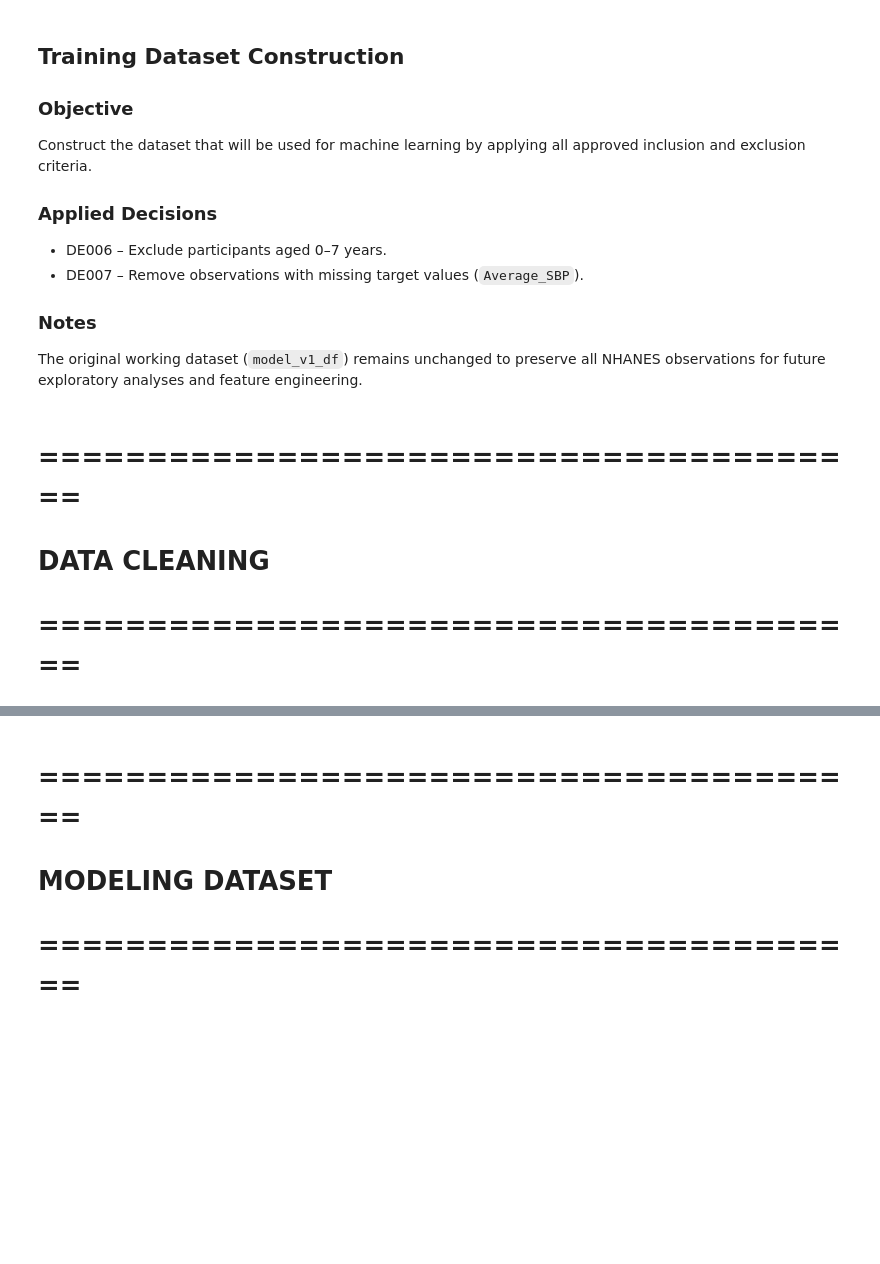
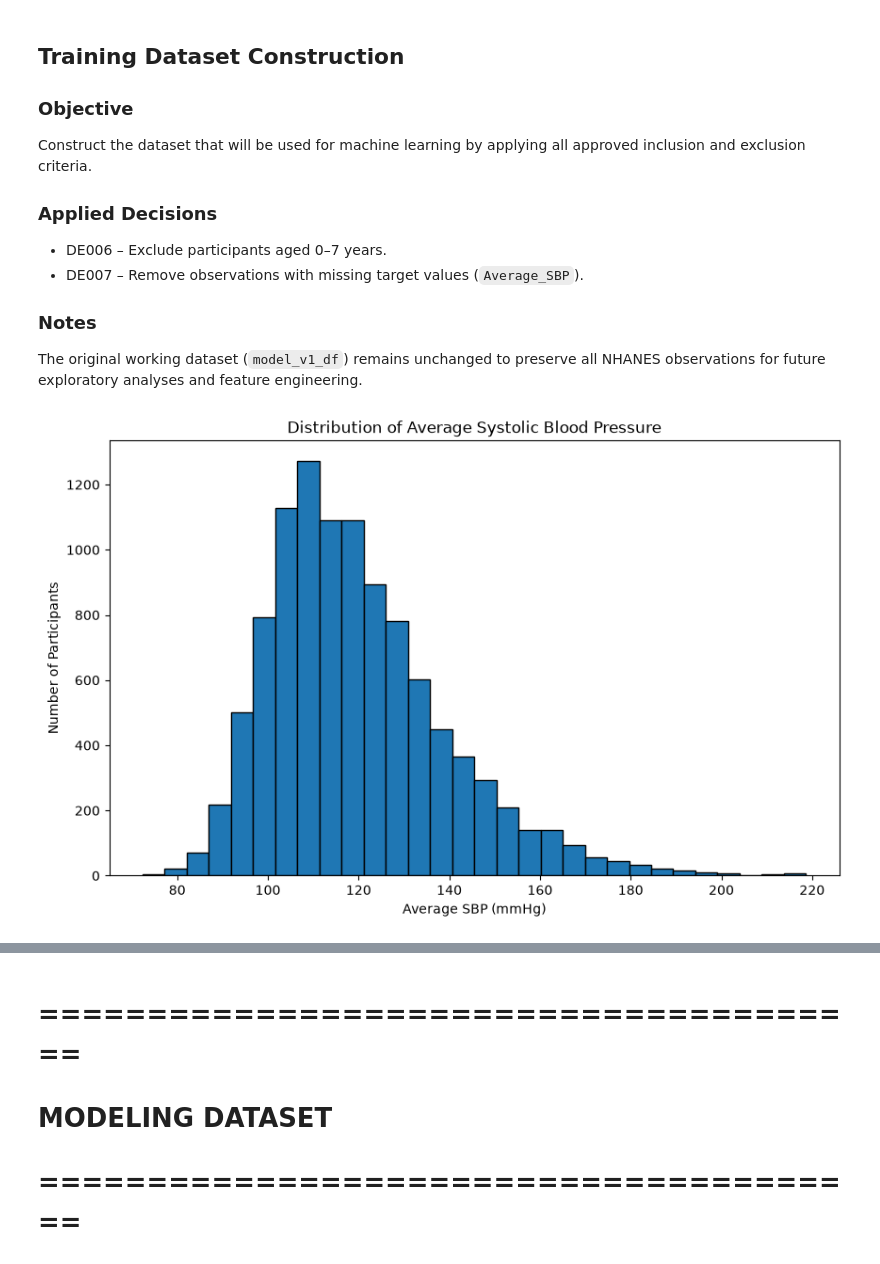
Before and after one commit to kmnguyen37/Intelligent-Blood-Presure-Risk-Assessment, a Jupyter notebook: notebook/01-project-notebook.ipynb, the cells around one changed output, grey strips where cells are left out. Saved outputs shown, nothing was run; the diff lists cells and outputs as text; code cells hidden in the pictures; blank space fills up the shorter version.

```diff
--- a/notebook/01-project-notebook.ipynb
+++ b/notebook/01-project-notebook.ipynb
@@ -570,7 +550,21 @@ Construct the dataset that will be used for machine learning by applying all app
 ### Notes
 
 The original working dataset (`model_v1_df`) remains unchanged to preserve all NHANES observations for future exploratory analyses and feature engineering.
-# %% [markdown]
-# =======================================
-# DATA CLEANING
-# =======================================
+# %%
+# Creating a histogram to visualize the distribution of Average Systolic Blood Pressure (SBP)
+
+plt.figure(figsize=(10, 6))
+
+plt.hist(
+    model_training_df["Average_SBP"],
+    bins=30,
+    edgecolor="black"
+)
+
+plt.title("Distribution of Average Systolic Blood Pressure")
+plt.xlabel("Average SBP (mmHg)")
+plt.ylabel("Number of Participants")
+
+plt.show()
+# %% [output]
+[figure, added]
```
Also changed, not shown: parts of 13 cells of this notebook, 8 other files.
